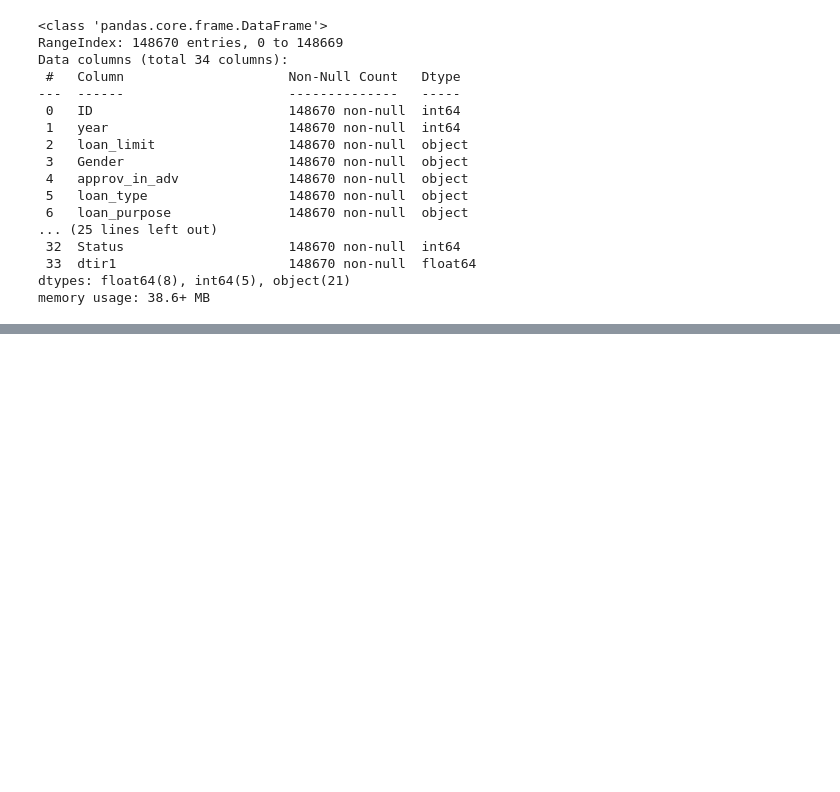
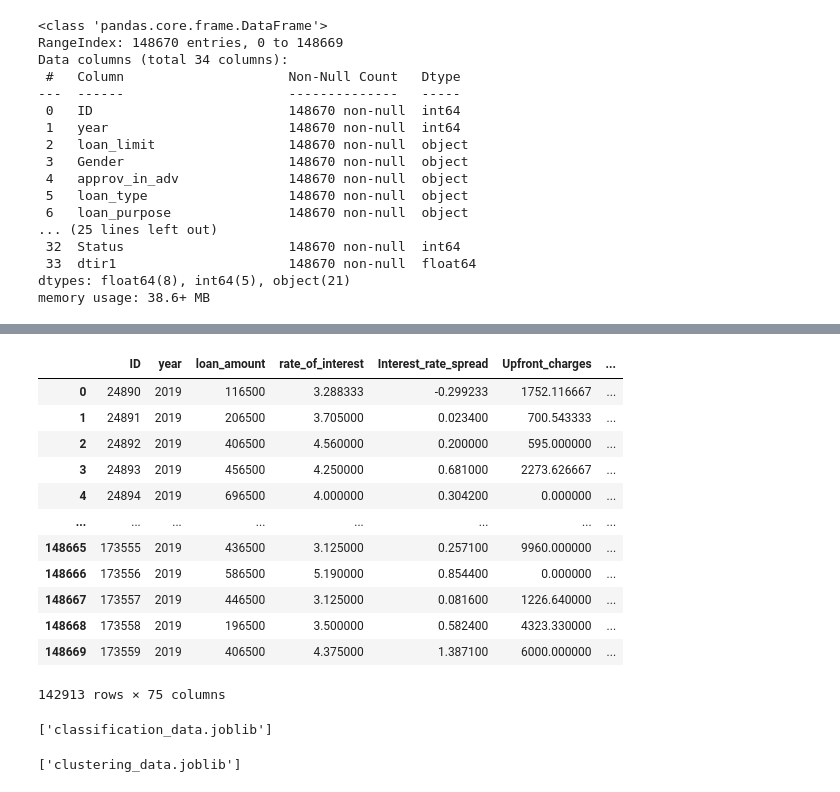
Before and after one commit to MATF-istrazivanje-podataka-1/2023_Data_Mining_Loans_Dataset, a Jupyter notebook: preprocessing/preprocessing.ipynb, the cells around one changed output, grey strips where cells are left out. Saved outputs shown, nothing was run; the diff lists cells and outputs as text; code cells hidden in the pictures; blank space fills up the shorter version.

Commit message:
Preproccessing, classification and a part of clustering

```diff
--- a/preprocessing/preprocessing.ipynb
+++ b/preprocessing/preprocessing.ipynb
@@ -303,0 +380,23 @@ X_train, X_test, _, _ = train_test_split(X, )
+# %%
+from sklearn.model_selection import train_test_split
+
+X = df.copy()
+y = df['Status']
+
+X = X.drop(columns=['Status'])
+X = pd.get_dummies(X, columns=cat_cols, drop_first=True)
+X
+# %% [output]
+|  | ID | year | loan_amount | rate_of_interest | Interest_rate_spread | Upfront_charges | ... |
+| 0 | 24890 | 2019 | 116500 | 3.288333 | -0.299233 | 1752.116667 | ... |
+| 1 | 24891 | 2019 | 206500 | 3.705000 | 0.023400 | 700.543333 | ... |
+| 2 | 24892 | 2019 | 406500 | 4.560000 | 0.200000 | 595.000000 | ... |
+| 3 | 24893 | 2019 | 456500 | 4.250000 | 0.681000 | 2273.626667 | ... |
+| 4 | 24894 | 2019 | 696500 | 4.000000 | 0.304200 | 0.000000 | ... |
+| ... | ... | ... | ... | ... | ... | ... | ... |
+| 148665 | 173555 | 2019 | 436500 | 3.125000 | 0.257100 | 9960.000000 | ... |
+| 148666 | 173556 | 2019 | 586500 | 5.190000 | 0.854400 | 0.000000 | ... |
+| 148667 | 173557 | 2019 | 446500 | 3.125000 | 0.081600 | 1226.640000 | ... |
+| 148668 | 173558 | 2019 | 196500 | 3.500000 | 0.582400 | 4323.330000 | ... |
+| 148669 | 173559 | 2019 | 406500 | 4.375000 | 1.387100 | 6000.000000 | ... |
+142913 rows × 75 columns
@@ -303,0 +405,15 @@ X_train, X_test, _, _ = train_test_split(X, )
+# %%
+from joblib import dump
+dump((X_train, X_test, y_train, y_test), 'classification_data.joblib')
+# %% [output]
+['classification_data.joblib']
+# %%
+from sklearn.preprocessing import StandardScaler
+
+scaler = StandardScaler()
+
+X_scaled = scaler.fit_transform(X)
+X = pd.DataFrame(data=X_scaled, columns=X.columns)
+dump((X, y), 'clustering_data.joblib')
+# %% [output]
+['clustering_data.joblib']
```
Also changed, not shown: parts of 10 cells of this notebook, 6 other files.
